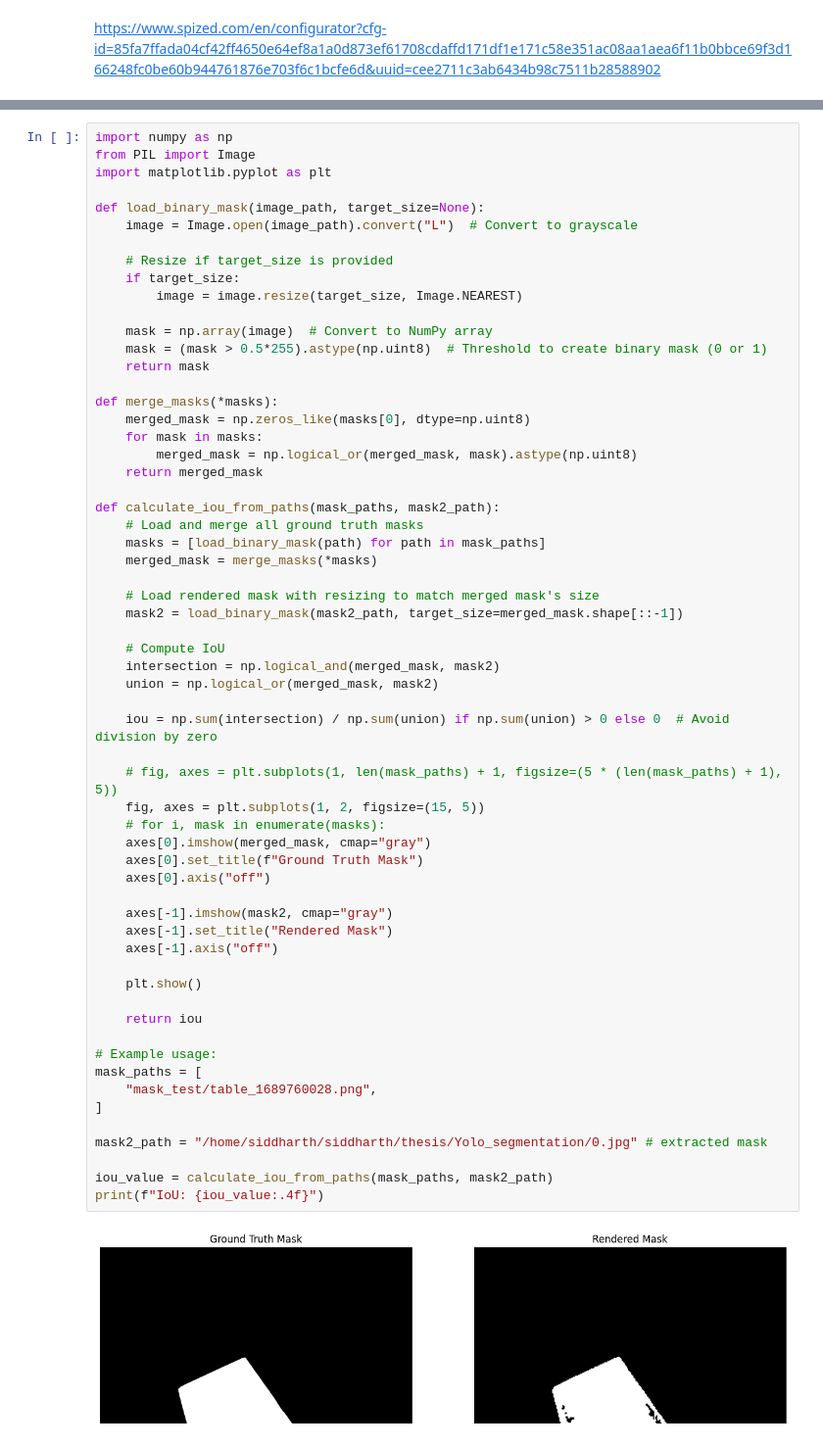
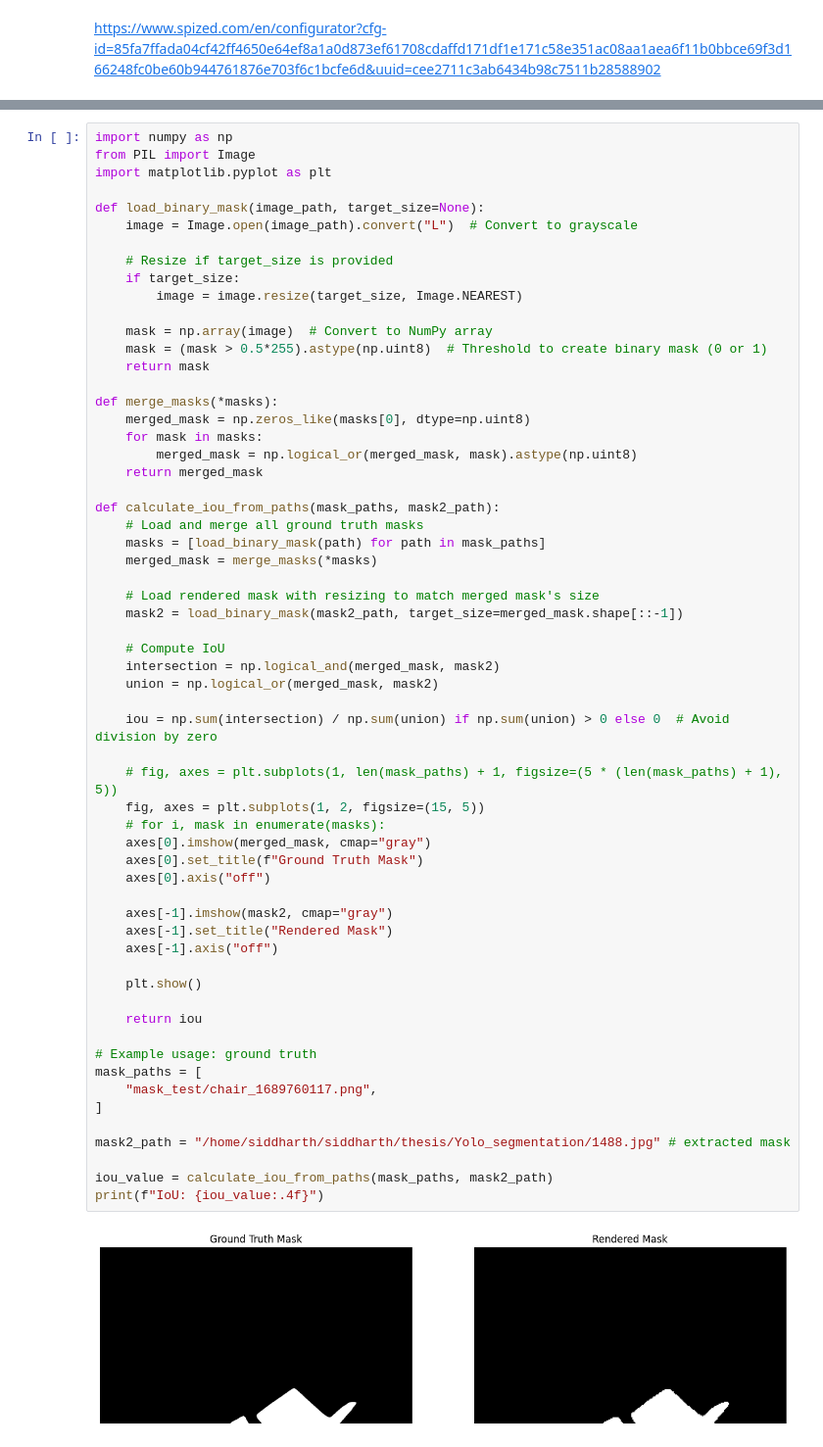
Before and after one commit to siddharthdesai06/DimSegNet, a Jupyter notebook: testing.ipynb, the cells around one changed output, grey strips where cells are left out. Shown at 98% size. Cells and saved outputs as stored; diff of their text form.

```diff
--- a/testing.ipynb
+++ b/testing.ipynb
@@ -229,34 +229,34 @@ def calculate_iou_from_paths(mask_paths, mask2_path):
     mask2 = load_binary_mask(mask2_path, target_size=merged_mask.shape[::-1])
 
     # Compute IoU
     intersection = np.logical_and(merged_mask, mask2)
     union = np.logical_or(merged_mask, mask2)
 
     iou = np.sum(intersection) / np.sum(union) if np.sum(union) > 0 else 0  # Avoid division by zero
 
     # fig, axes = plt.subplots(1, len(mask_paths) + 1, figsize=(5 * (len(mask_paths) + 1), 5))
     fig, axes = plt.subplots(1, 2, figsize=(15, 5))
     # for i, mask in enumerate(masks):
     axes[0].imshow(merged_mask, cmap="gray")
     axes[0].set_title(f"Ground Truth Mask")
     axes[0].axis("off")
 
     axes[-1].imshow(mask2, cmap="gray")
     axes[-1].set_title("Rendered Mask")
     axes[-1].axis("off")
 
     plt.show()
 
     return iou
 
-# Example usage:
+# Example usage: ground truth
 mask_paths = [
-    "mask_test/table_1689760028.png",
+    "mask_test/chair_1689760117.png",
 ]
 
-mask2_path = "/home/siddharth/siddharth/thesis/Yolo_segmentation/0.jpg" # extracted mask
+mask2_path = "/home/siddharth/siddharth/thesis/Yolo_segmentation/1488.jpg" # extracted mask
 
 iou_value = calculate_iou_from_paths(mask_paths, mask2_path)
 print(f"IoU: {iou_value:.4f}")
 # %% [output]
-[figure, old version]
+[figure, new version]
```
Also changed, not shown: parts of 2 cells of this notebook, 3 other files.
